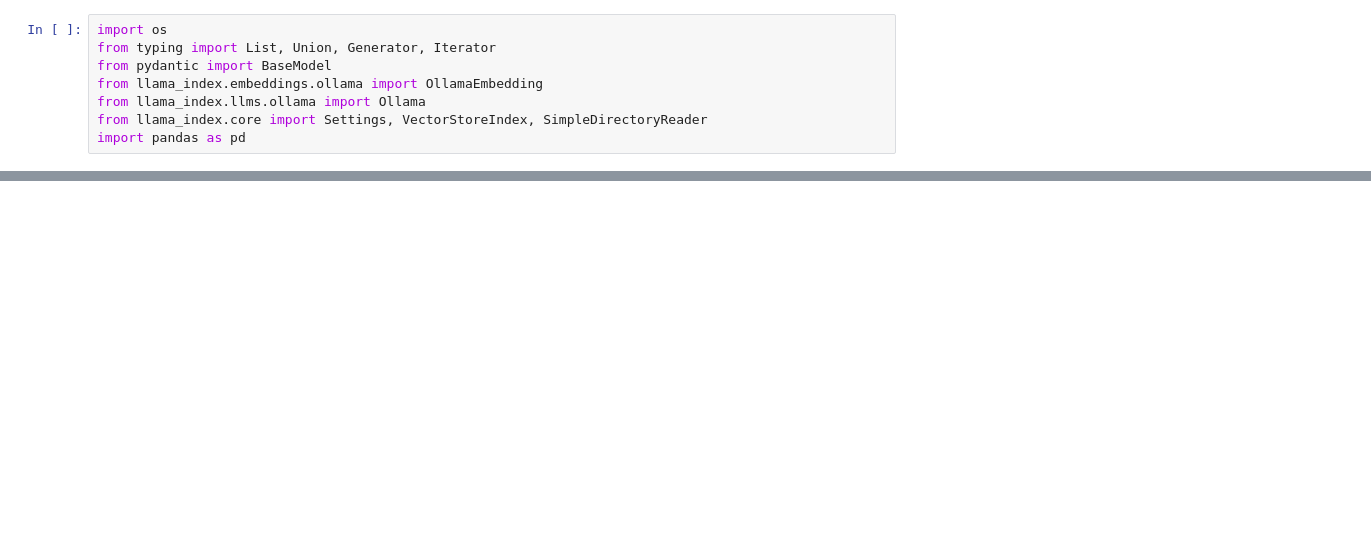
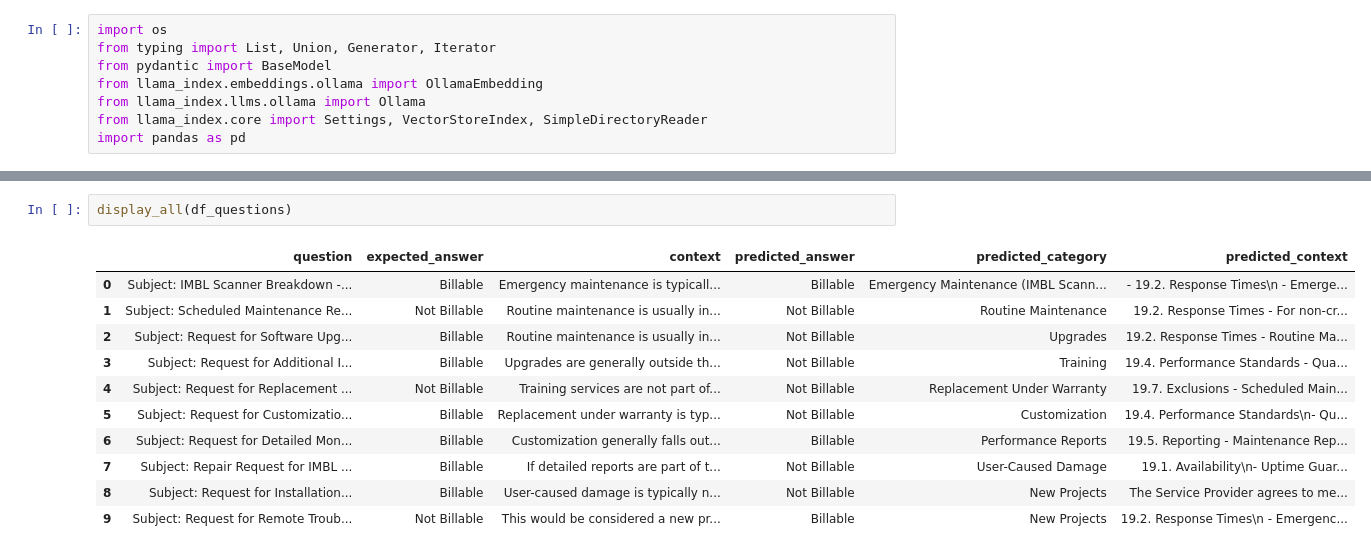
Before and after one commit to globalw/tessi_hackathon_rag, a Jupyter notebook: prediction.ipynb, the cells around one changed output, grey strips where cells are left out. Saved outputs shown, nothing was run; the diff lists cells and outputs as text; blank space fills up the shorter version.

```diff
--- a/prediction.ipynb
+++ b/prediction.ipynb
@@ -181,0 +327,14 @@ df_questions
+# %%
+display_all(df_questions)
+# %% [output]
+|  | question | expected_answer | context | predicted_answer | predicted_category | predicted_context |
+| 0 | Subject: IMBL Scanner Breakdown -... | Billable | Emergency maintenance is typicall... | Billable | Emergency Maintenance (IMBL Scann... | - 19.2. Response Times\n - Emerge... |
+| 1 | Subject: Scheduled Maintenance Re... | Not Billable | Routine maintenance is usually in... | Not Billable | Routine Maintenance | 19.2. Response Times - For non-cr... |
+| 2 | Subject: Request for Software Upg... | Billable | Routine maintenance is usually in... | Not Billable | Upgrades | 19.2. Response Times - Routine Ma... |
+| 3 | Subject: Request for Additional I... | Billable | Upgrades are generally outside th... | Not Billable | Training | 19.4. Performance Standards - Qua... |
+| 4 | Subject: Request for Replacement ... | Not Billable | Training services are not part of... | Not Billable | Replacement Under Warranty | 19.7. Exclusions - Scheduled Main... |
+| 5 | Subject: Request for Customizatio... | Billable | Replacement under warranty is typ... | Not Billable | Customization | 19.4. Performance Standards\n- Qu... |
+| 6 | Subject: Request for Detailed Mon... | Billable | Customization generally falls out... | Billable | Performance Reports | 19.5. Reporting - Maintenance Rep... |
+| 7 | Subject: Repair Request for IMBL ... | Billable | If detailed reports are part of t... | Not Billable | User-Caused Damage | 19.1. Availability\n- Uptime Guar... |
+| 8 | Subject: Request for Installation... | Billable | User-caused damage is typically n... | Not Billable | New Projects | The Service Provider agrees to me... |
+| 9 | Subject: Request for Remote Troub... | Not Billable | This would be considered a new pr... | Billable | New Projects | 19.2. Response Times\n - Emergenc... |
```
Also changed, not shown: parts of 13 cells of this notebook, 4 other files.
